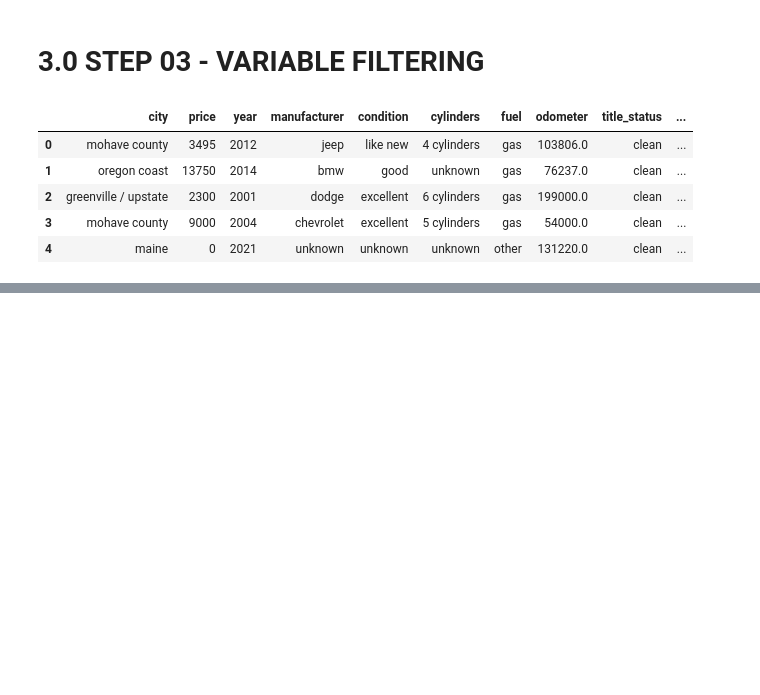
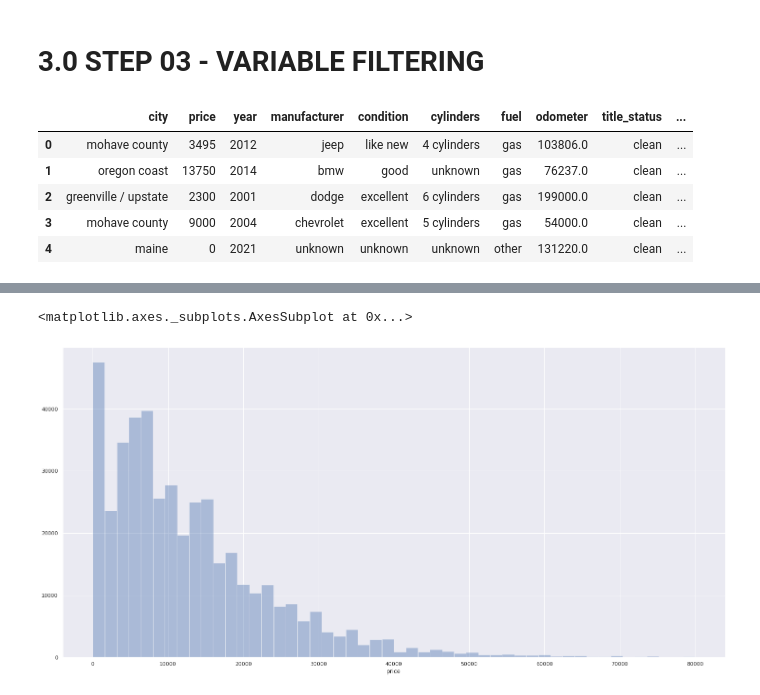
Before and after one commit to panambY/Used_Car_Price, a Jupyter notebook: Used_Car_Price.ipynb, the cells around one changed output, grey strips where cells are left out. Drawn from its saved outputs; the diff is of its cells as text; code cells hidden in the pictures; blank space fills up the shorter version.

```diff
--- a/Used_Car_Price.ipynb
+++ b/Used_Car_Price.ipynb
@@ -787,0 +815,7 @@ df3.head()
+# %%
+sns.distplot( df4[df4['price']<80000]['price'], kde=False )
+# To better understand the shape of the response variable, I took some possible outliers.
+# I still haven't removed the outliers because I want to use them at EDA and see if some of them can define the value of cars that are worth much above the market average and that in a way can contribute to our project.
+# %% [output]
+<matplotlib.axes._subplots.AxesSubplot at 0x...>
+[figure, added]
```
Also changed, not shown: parts of 40 cells of this notebook.
